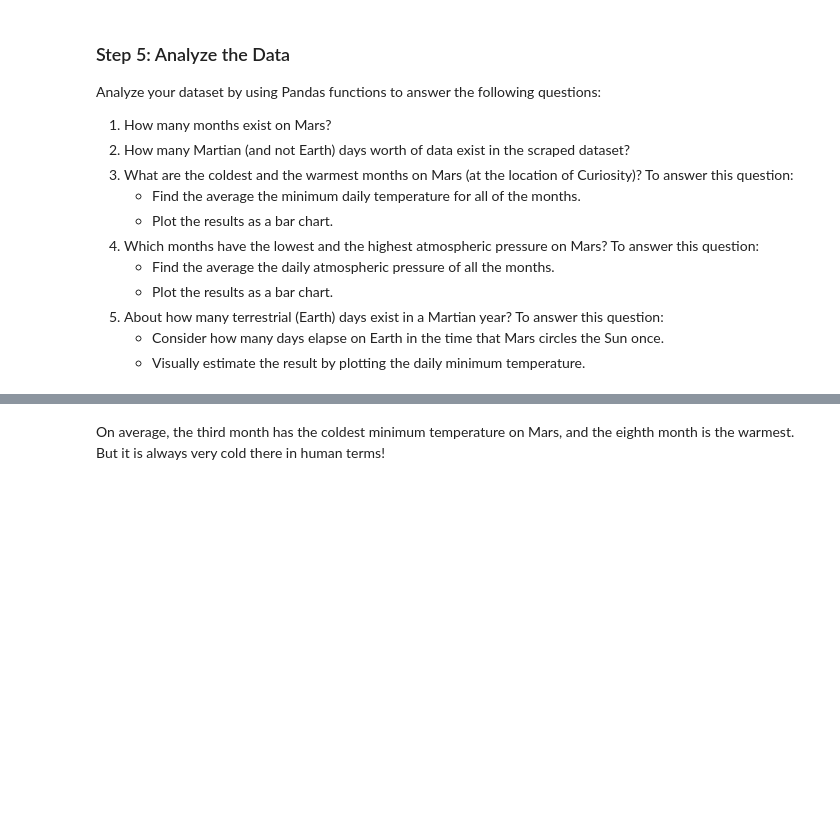
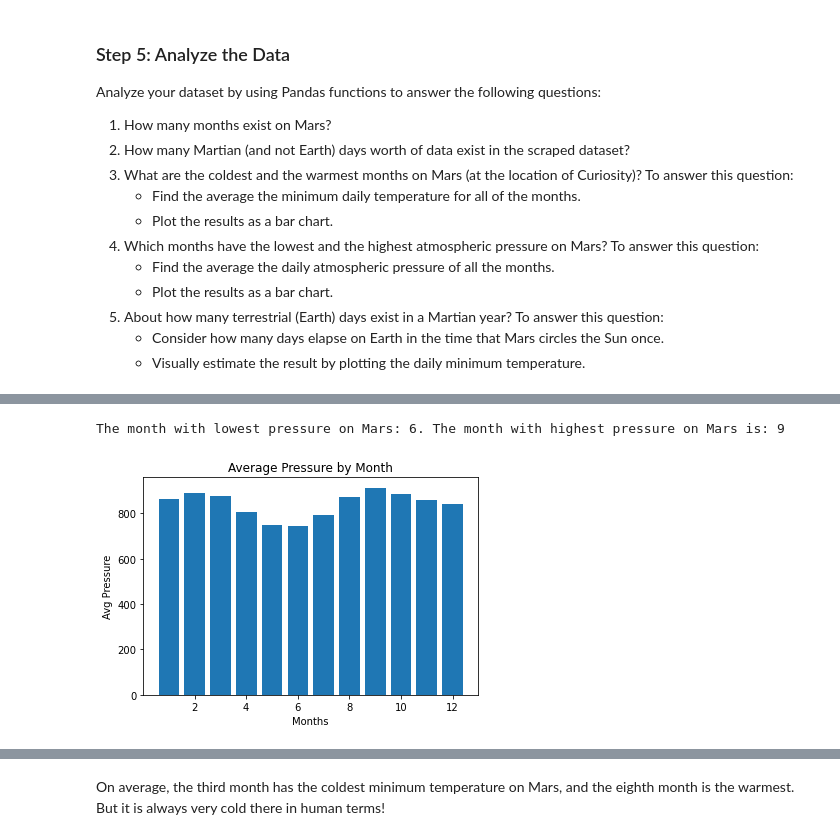
Before and after one commit to Jwarner1027/html-challenge, a Jupyter notebook: part_2_mars_weather.ipynb, the cells around one changed output, grey strips where cells are left out. Saved outputs shown, nothing was run; the diff lists cells and outputs as text; code cells hidden in the pictures; blank space fills up the shorter version.

```diff
--- a/part_2_mars_weather.ipynb
+++ b/part_2_mars_weather.ipynb
@@ -147,2 +189,5 @@ Analyze your dataset by using Pandas functions to answer the following questions
 # %%
 # 4. Average pressure by Martian month
+grouped_by_month = temp_df.groupby('month').mean()
+pressure_by_month_avg = grouped_by_month['pressure'].reset_index('month')
+pressure_by_month_avg
@@ -152,0 +208,19 @@ Analyze your dataset by using Pandas functions to answer the following questions
+# %%
+lowest_pressure = pressure_by_month_avg['pressure'].min()
+low_pressure_month = pressure_by_month_avg.loc[pressure_by_month_avg['pressure'] == lowest_pressure, 'month'].iloc[0]
+
+highest_pressure = pressure_by_month_avg['pressure'].max()
+high_pressure_month = pressure_by_month_avg.loc[pressure_by_month_avg['pressure'] == highest_pressure, 'month'].iloc[0]
+
+print(f"The month with lowest pressure on Mars: {low_pressure_month}. The month with highest pressure on Mars is: {high_pressure_month}")
+# %% [output]
+The month with lowest pressure on Mars: 6. The month with highest pressure on Mars is: 9
+# %%
+# Plot the average pressure by month
+plt.bar(pressure_by_month_avg['month'], pressure_by_month_avg['pressure'])
+plt.title('Average Pressure by Month')
+plt.xlabel('Months')
+plt.ylabel('Avg Pressure')
+plt.show()
+# %% [output]
+[figure, added]
```
Also changed, not shown: parts of 23 cells of this notebook, 1 other file.
